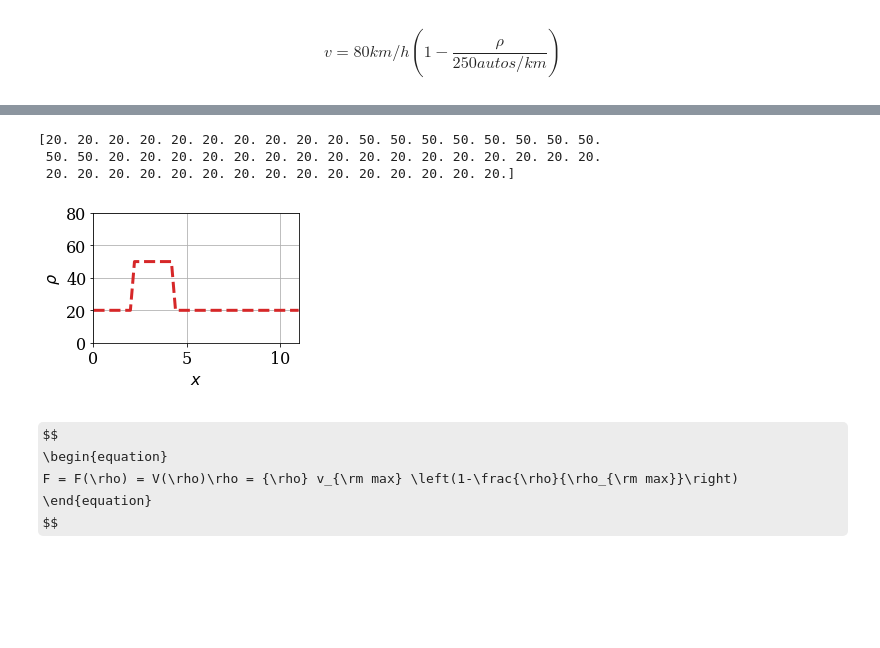
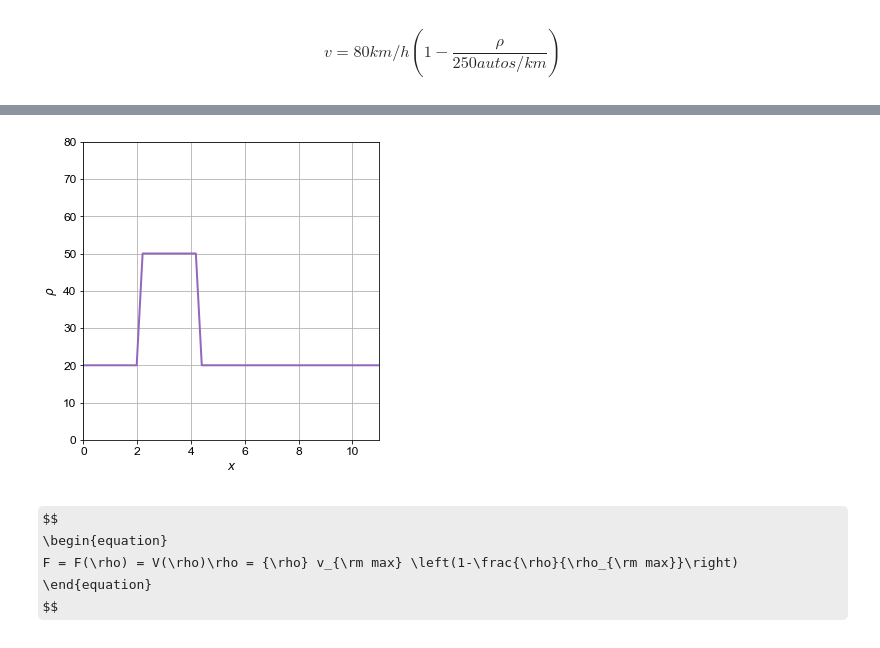
Before and after one commit to pabloearg/simulacion_tp_2, a Jupyter notebook: TP2_ARGUIMBAU_PABLO_19045/TP2/TP2_ARGUIMBAU_PABLO_19045.ipynb, the cells around one changed output, grey strips where cells are left out. Cells and saved outputs as stored; diff of their text form; code cells hidden in the pictures; some formulas as TeX source; blank space fills up the shorter version.

```diff
--- a/TP2_ARGUIMBAU_PABLO_19045/TP2/TP2_ARGUIMBAU_PABLO_19045.ipynb
+++ b/TP2_ARGUIMBAU_PABLO_19045/TP2/TP2_ARGUIMBAU_PABLO_19045.ipynb
@@ -196,15 +186,15 @@ from matplotlib import pyplot
 %matplotlib inline
 
 # Actualizamos la fuente para distinguir mejor los graficos
-pyplot.rcParams['font.family'] = 'serif'
-pyplot.rcParams['font.size'] = 16
+pyplot.rcParams['font.family'] = 'arial'
+pyplot.rcParams['font.size'] = 12
 
 # Plot de densidad inicial en la ruta
-fig = pyplot.figure(figsize=(4.0, 3.0))
+fig = pyplot.figure(figsize=(5.0, 5.0))
 pyplot.xlabel(r'$x$')
 pyplot.ylabel(r'$\rho$')
 pyplot.grid()
-line = pyplot.plot(x, rho0, color='C3', linestyle='--', linewidth=3)[0]
+line = pyplot.plot(x, rho0, color='C4', linestyle='-', linewidth=2)[0]
 pyplot.xlim(0.0, L) #Valores superiores a L quedan vacios / sin valores de rho
 pyplot.ylim(0, 80.0);
 fig.tight_layout()
@@ -460,31 +364,22 @@ rho0 = numpy.ones(nx)*20 #densidad normal es 10, con densidad de 50 entre las ub
 rho0[10:20] = 50
-# %%
-#Valores de densidad inicial (rho) en cada ubicacion de la ruta (lista), definido por nx
-print(rho0)
-# %% [output]
-[20. 20. 20. 20. 20. 20. 20. 20. 20. 20. 50. 50. 50. 50. 50. 50. 50. 50.
- 50. 50. 20. 20. 20. 20. 20. 20. 20. 20. 20. 20. 20. 20. 20. 20. 20. 20.
- 20. 20. 20. 20. 20. 20. 20. 20. 20. 20. 20. 20. 20. 20. 20.]
 # %%
 # Importando librerias
 import numpy
 from matplotlib import pyplot
 %matplotlib inline
 
-# Actualizamos la fuente para distinguir mejor los graficos
-pyplot.rcParams['font.family'] = 'serif'
-pyplot.rcParams['font.size'] = 16
+pyplot.rcParams['font.family'] = 'arial'
+pyplot.rcParams['font.size'] = 12
 
-# Plot de densidad inicial en la ruta
-fig = pyplot.figure(figsize=(4.0, 3.0))
+fig = pyplot.figure(figsize=(5.0, 5.0))
 pyplot.xlabel(r'$x$')
 pyplot.ylabel(r'$\rho$')
 pyplot.grid()
-line = pyplot.plot(x, rho0, color='C3', linestyle='--', linewidth=3)[0]
-pyplot.xlim(0.0, L) #Valores superiores a L quedan vacios / sin rho
+line = pyplot.plot(x, rho0, color='C4', linestyle='-', linewidth=2)[0]
+pyplot.xlim(0.0, L)
 pyplot.ylim(0, 80.0);
 fig.tight_layout()
 # %% [output]
-[figure, old version]
+[figure, new version]
 # %%
 #Definimos flujo, relacion rho, vmax, rho_max
```
Also changed, not shown: parts of 18 cells of this notebook, 2 other files.
